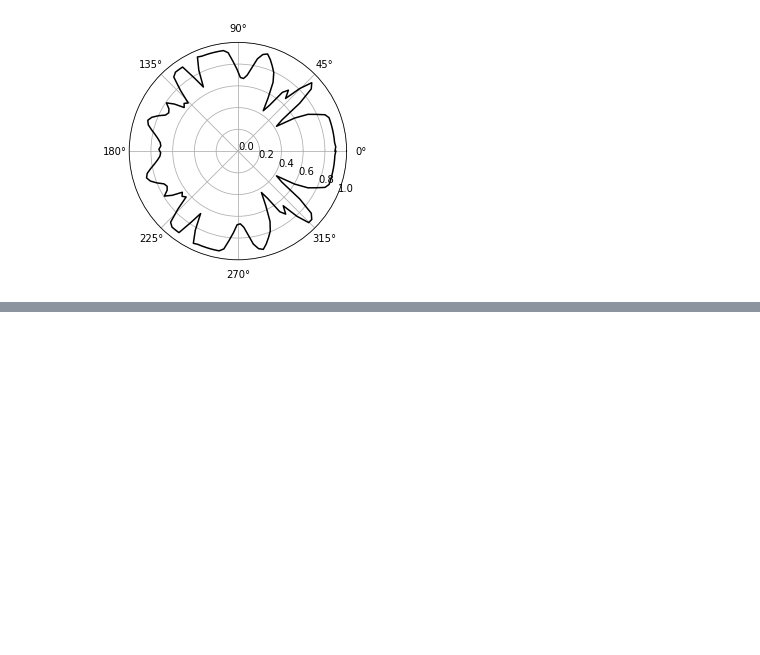
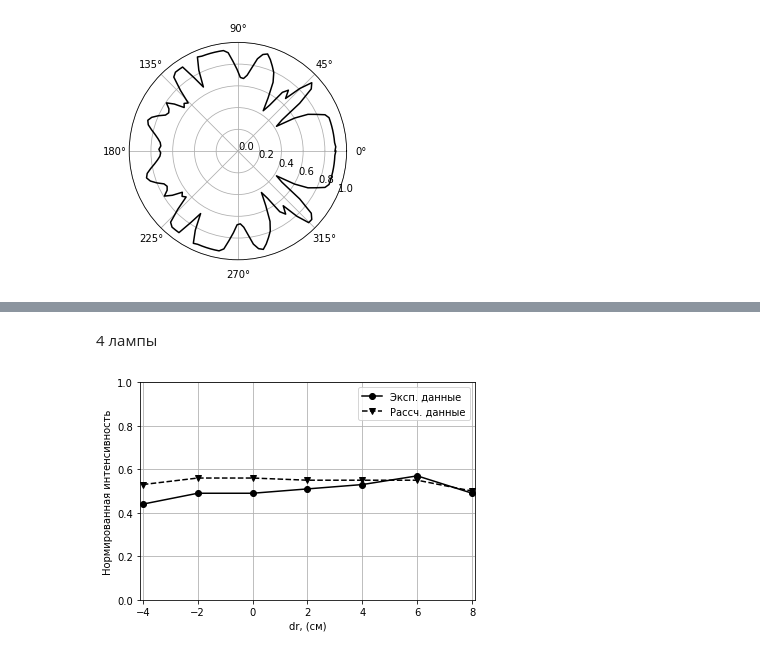
Before and after one commit to AnanasiDiod/Diploma, a Jupyter notebook: UV_field_calc/graph_plot.ipynb, the cells around one changed output, grey strips where cells are left out. Drawn from its saved outputs; the diff is of its cells as text; code cells hidden in the pictures; blank space fills up the shorter version.

```diff
--- a/UV_field_calc/graph_plot.ipynb
+++ b/UV_field_calc/graph_plot.ipynb
@@ -41,0 +44,22 @@ plt.show()
+# %% [markdown]
+4 лампы
+# %%
+lamps_4_full = {'exp': [0.44, 0.49, 0.49, 0.51, 0.53, 0.57, 0.49], 'calc': [0.53, 0.56, 0.56, 0.55, 0.55, 0.55, 0.50]}
+x = [-4, -2, 0, 2, 4, 6, 8]
+
+fig, ax = plt.subplots()
+# ax.errorbar(x, lamps_3_full['exp'], 0.05, 0.1, color = '000')
+ax.plot(x, lamps_4_full['exp'], color = '000', marker = 'o', label='Эксп. данные')
+ax.plot(x, lamps_4_full['calc'], color = '000', linestyle='--', marker = 'v', label='Рассч. данные')
+ax.set_xticks([-4,-2,0,2,4,6,8])
+ax.set_yticks([0,0.2,0.4,0.6,0.8,1])
+ax.set_xlim(-4.1,8.1)
+ax.set_ylim(0,1)
+ax.set_xlabel('dr, (см)')
+ax.set_ylabel('Нормированная интенсивность')
+ax.legend()
+ax.grid(True)
+
+plt.show()
+# %% [output]
+[figure, added]
```
Also changed, not shown: parts of 5 cells of this notebook, 9 other files.
